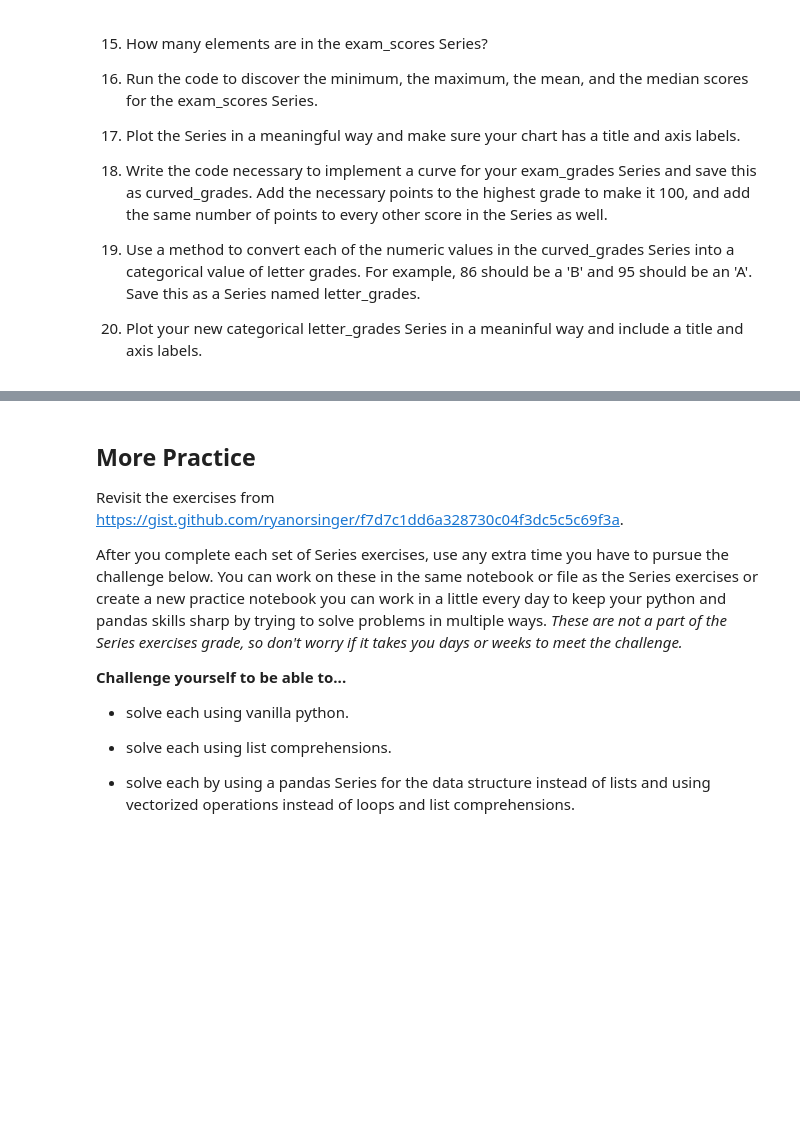
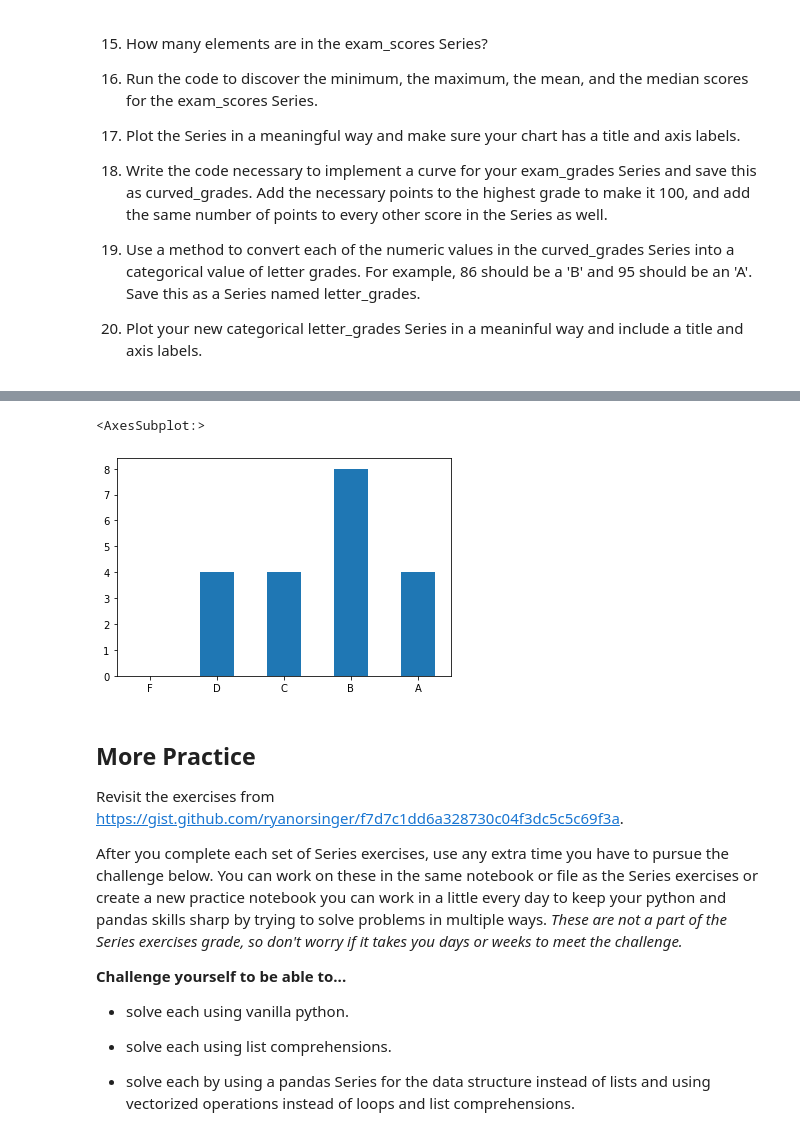
Before and after one commit to Jgardin875/numpy-pandas-visualization-exercises, a Jupyter notebook: series-lesson.ipynb, the cells around one changed output, grey strips where cells are left out. Saved outputs shown, nothing was run; the diff lists cells and outputs as text; code cells hidden in the pictures; blank space fills up the shorter version.

```diff
--- a/series-lesson.ipynb
+++ b/series-lesson.ipynb
@@ -1629,3 +1859,8 @@ Use pandas to create a Series named exam_scores from the following list:
+# %%
+letter_grades.value_counts(sort=False).plot.bar(rot = 0)
+# %% [output]
+<AxesSubplot:>
+[figure, added]
 # %% [markdown]
 ## More Practice
 
```
Also changed, not shown: parts of 33 cells of this notebook.
